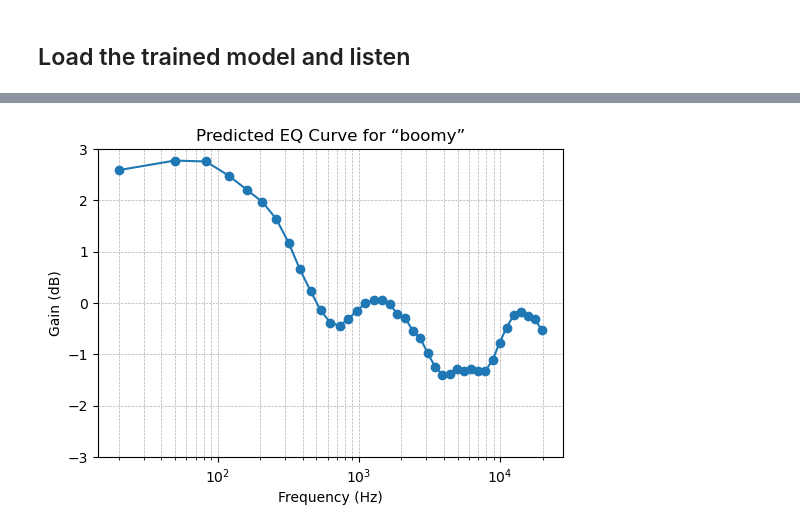
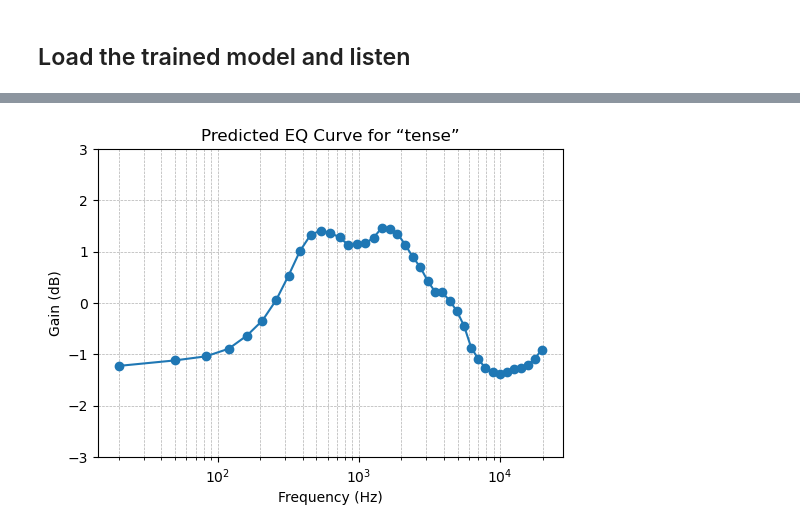
Before and after one commit to HQQHQ/Bert-Driven-Equalizer, a Jupyter notebook: Play_and_Listen.ipynb, the cells around one changed output, grey strips where cells are left out. Drawn from its saved outputs; the diff is of its cells as text; code cells hidden in the pictures.

```diff
--- a/Play_and_Listen.ipynb
+++ b/Play_and_Listen.ipynb
@@ -91,8 +112,8 @@ fcoefs = filters.make_erb_filters(fs, c_freqs, width=1.0)
 # Apply filterbank to audio signal and apply a given gain waiting value  to each band.
 filterbank_x = filters.erb_filterbank(x, fcoefs)
 # %%
-test_words = 'boomy'
-test_model = keras.models.load_model('BERT_FourthFold_MAE.keras')
+test_words = 'tense'
+test_model = keras.models.load_model('BERT_4thFold_MAE.keras', compile=False)
 test_vec   = compute_avg_vector(test_words,templates)
 
 test_vec = test_vec.detach().cpu().numpy()   # 转换为 numpy 数组
@@ -128,2 +149,2 @@ IPython.display.Audio(out,rate=fs)
-[figure, old version]
+[figure, new version]
 [interactive output not drawn]
```
Also changed, not shown: parts of 4 cells of this notebook, 16 other files.
